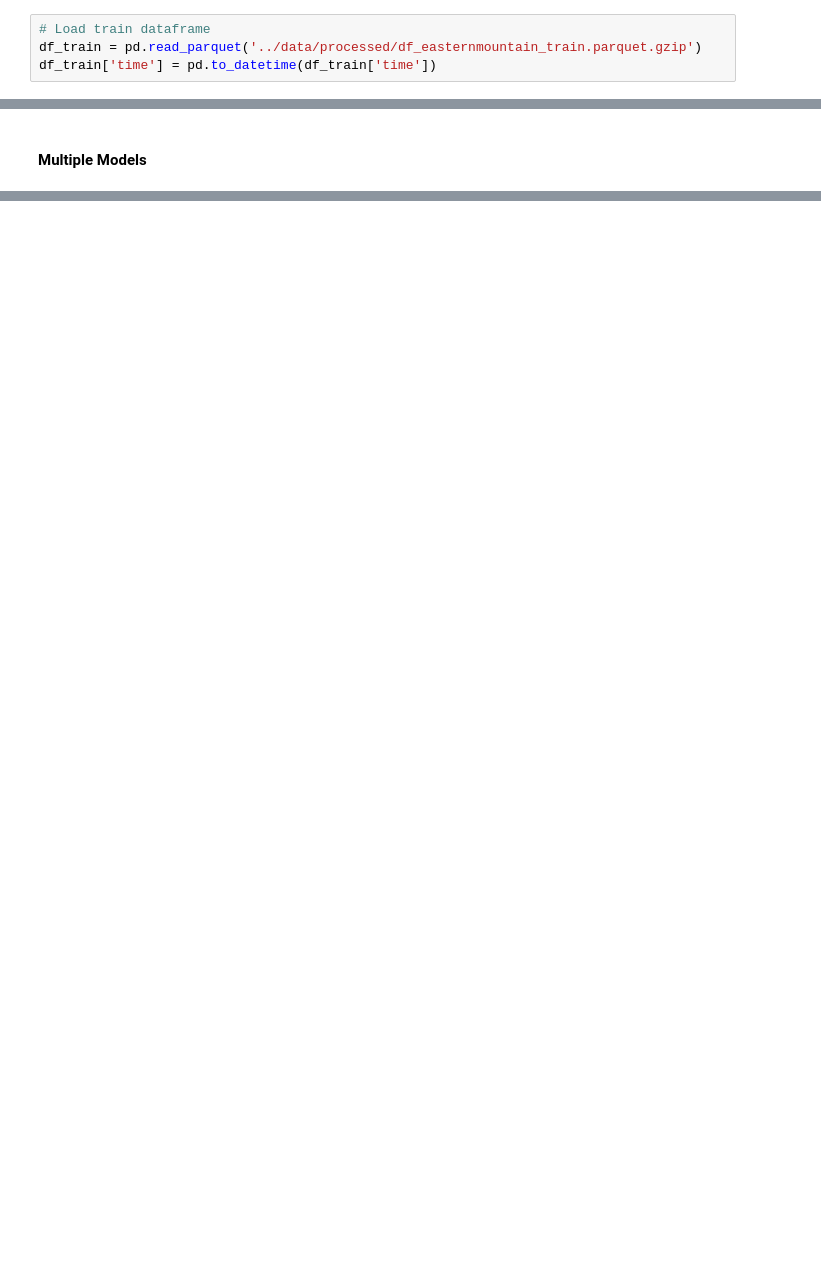
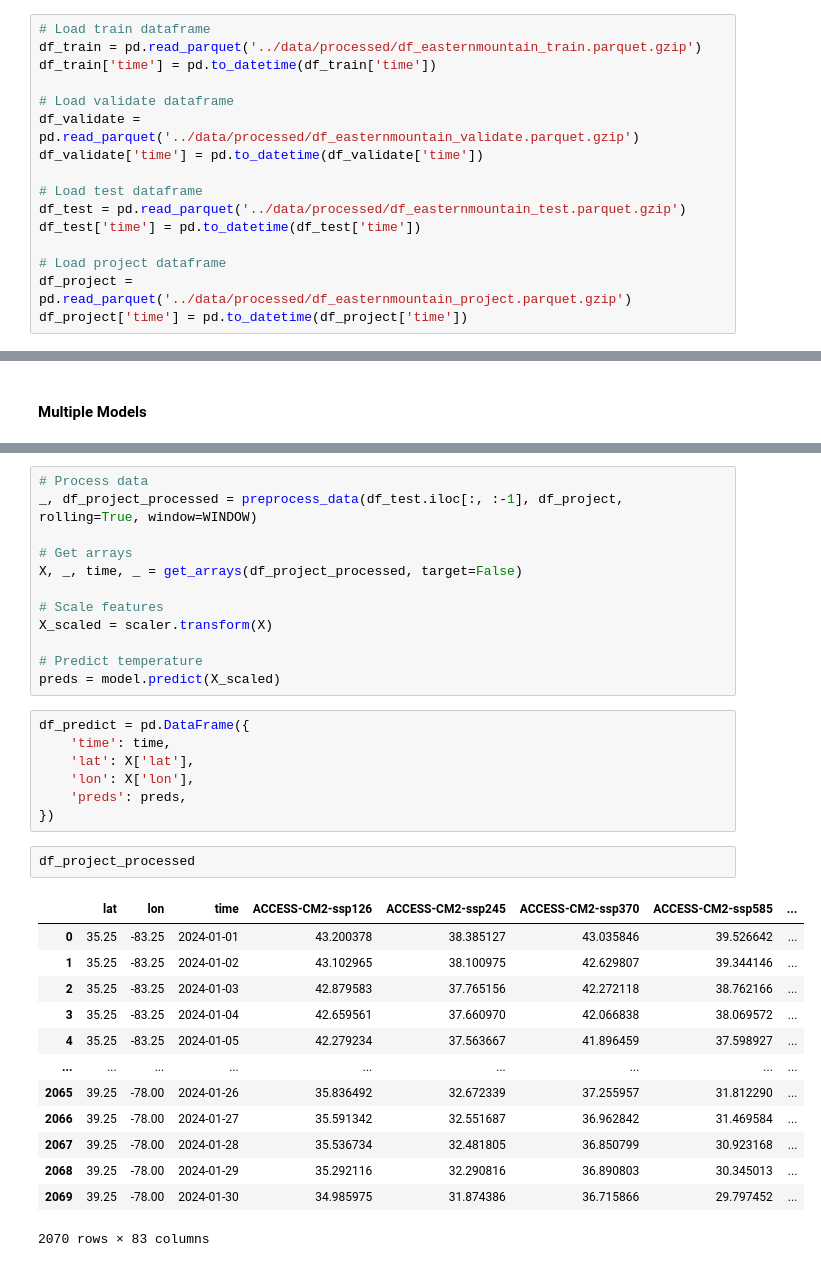
Before and after one commit to FixCarbon/um-mads, a Jupyter notebook: notebooks/train_model.ipynb, the cells around one changed output, grey strips where cells are left out. Cells and saved outputs as stored; diff of their text form; blank space fills up the shorter version.

```diff
--- a/notebooks/train_model.ipynb
+++ b/notebooks/train_model.ipynb
@@ -18,3 +21,15 @@ WINDOW = 90
 # Load train dataframe
 df_train = pd.read_parquet('../data/processed/df_easternmountain_train.parquet.gzip')
 df_train['time'] = pd.to_datetime(df_train['time'])
+
+# Load validate dataframe
+df_validate = pd.read_parquet('../data/processed/df_easternmountain_validate.parquet.gzip')
+df_validate['time'] = pd.to_datetime(df_validate['time'])
+
+# Load test dataframe
+df_test = pd.read_parquet('../data/processed/df_easternmountain_test.parquet.gzip')
+df_test['time'] = pd.to_datetime(df_test['time'])
+
+# Load project dataframe
+df_project = pd.read_parquet('../data/processed/df_easternmountain_project.parquet.gzip')
+df_project['time'] = pd.to_datetime(df_project['time'])
@@ -444,0 +600,35 @@ dtype: float64
+# %%
+# Process data
+_, df_project_processed = preprocess_data(df_test.iloc[:, :-1], df_project, rolling=True, window=WINDOW)
+
+# Get arrays
+X, _, time, _ = get_arrays(df_project_processed, target=False)
+
+# Scale features
+X_scaled = scaler.transform(X)
+
+# Predict temperature
+preds = model.predict(X_scaled)
+# %%
+df_predict = pd.DataFrame({
+    'time': time,
+    'lat': X['lat'],
+    'lon': X['lon'],
+    'preds': preds,
+})
+# %%
+df_project_processed
+# %% [output]
+|  | lat | lon | time | ACCESS-CM2-ssp126 | ACCESS-CM2-ssp245 | ACCESS-CM2-ssp370 | ACCESS-CM2-ssp585 | ... |
+| 0 | 35.25 | -83.25 | 2024-01-01 | 43.200378 | 38.385127 | 43.035846 | 39.526642 | ... |
+| 1 | 35.25 | -83.25 | 2024-01-02 | 43.102965 | 38.100975 | 42.629807 | 39.344146 | ... |
+| 2 | 35.25 | -83.25 | 2024-01-03 | 42.879583 | 37.765156 | 42.272118 | 38.762166 | ... |
+| 3 | 35.25 | -83.25 | 2024-01-04 | 42.659561 | 37.660970 | 42.066838 | 38.069572 | ... |
+| 4 | 35.25 | -83.25 | 2024-01-05 | 42.279234 | 37.563667 | 41.896459 | 37.598927 | ... |
+| ... | ... | ... | ... | ... | ... | ... | ... | ... |
+| 2065 | 39.25 | -78.00 | 2024-01-26 | 35.836492 | 32.672339 | 37.255957 | 31.812290 | ... |
+| 2066 | 39.25 | -78.00 | 2024-01-27 | 35.591342 | 32.551687 | 36.962842 | 31.469584 | ... |
+| 2067 | 39.25 | -78.00 | 2024-01-28 | 35.536734 | 32.481805 | 36.850799 | 30.923168 | ... |
+| 2068 | 39.25 | -78.00 | 2024-01-29 | 35.292116 | 32.290816 | 36.890803 | 30.345013 | ... |
+| 2069 | 39.25 | -78.00 | 2024-01-30 | 34.985975 | 31.874386 | 36.715866 | 29.797452 | ... |
+2070 rows × 83 columns
```
Also changed, not shown: parts of 36 cells of this notebook, 1 other file.
